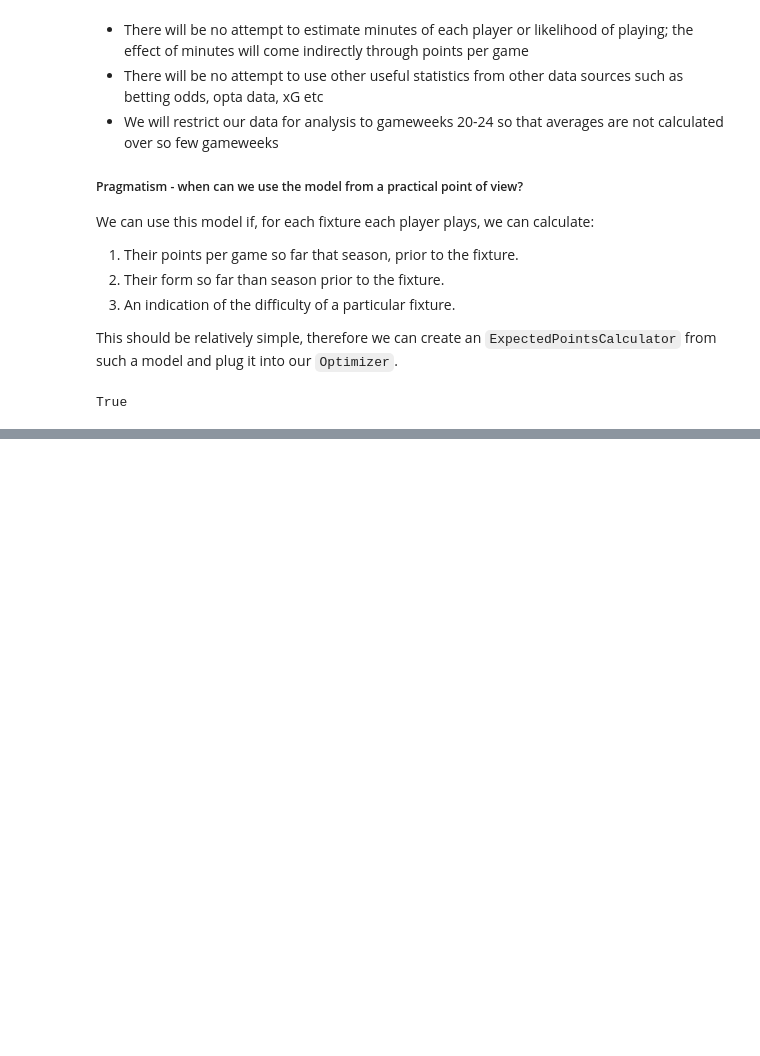
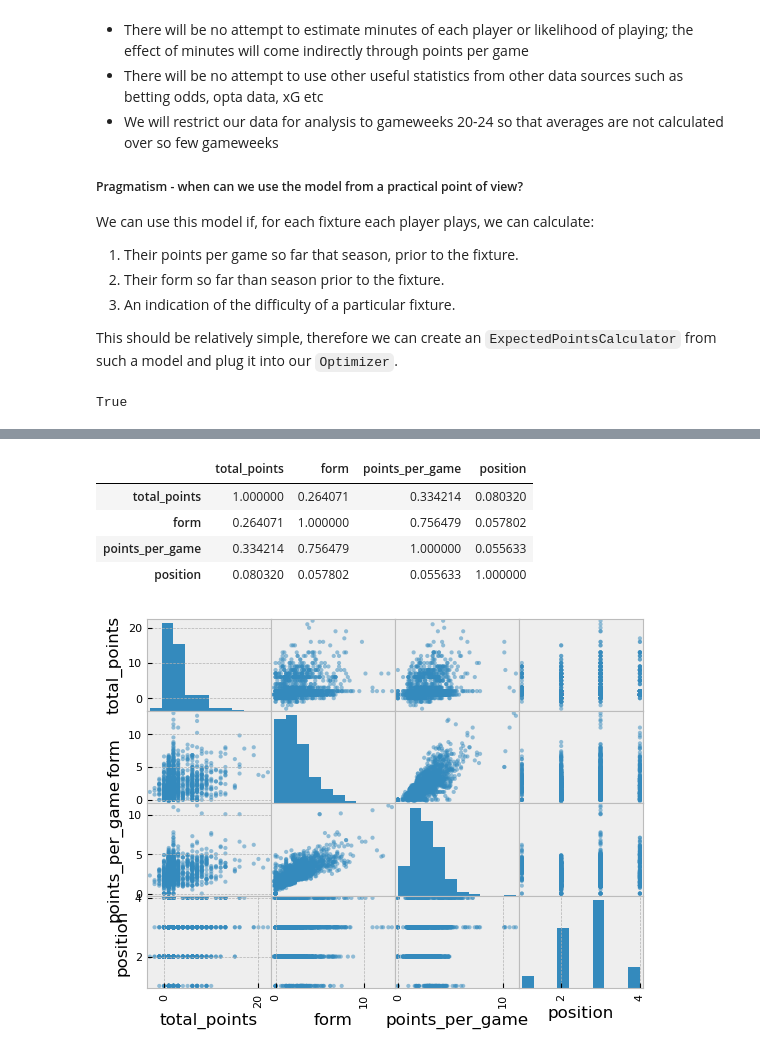
Before and after one commit to aav31/fpl-toolkit, a Jupyter notebook: regression.ipynb, the cells around one changed output, grey strips where cells are left out. Drawn from its saved outputs; the diff is of its cells as text; code cells hidden in the pictures; blank space fills up the shorter version.

```diff
--- a/regression.ipynb
+++ b/regression.ipynb
@@ -196,0 +144,10 @@ TODO:
+# %%
+pd.plotting.scatter_matrix(df[["total_points", "form", "points_per_game", "position"]])
+df[["total_points", "form", "points_per_game", "position"]].corr()
+# %% [output]
+|  | total_points | form | points_per_game | position |
+| total_points | 1.000000 | 0.264071 | 0.334214 | 0.080320 |
+| form | 0.264071 | 1.000000 | 0.756479 | 0.057802 |
+| points_per_game | 0.334214 | 0.756479 | 1.000000 | 0.055633 |
+| position | 0.080320 | 0.057802 | 0.055633 | 1.000000 |
+[figure, added]
```
Also changed, not shown: parts of 9 cells of this notebook, 7 other files.
